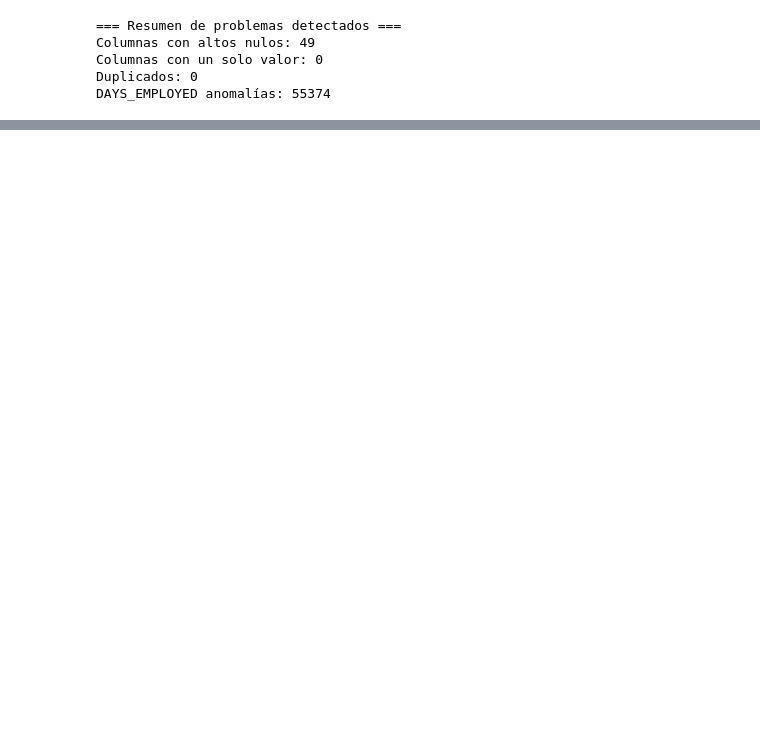
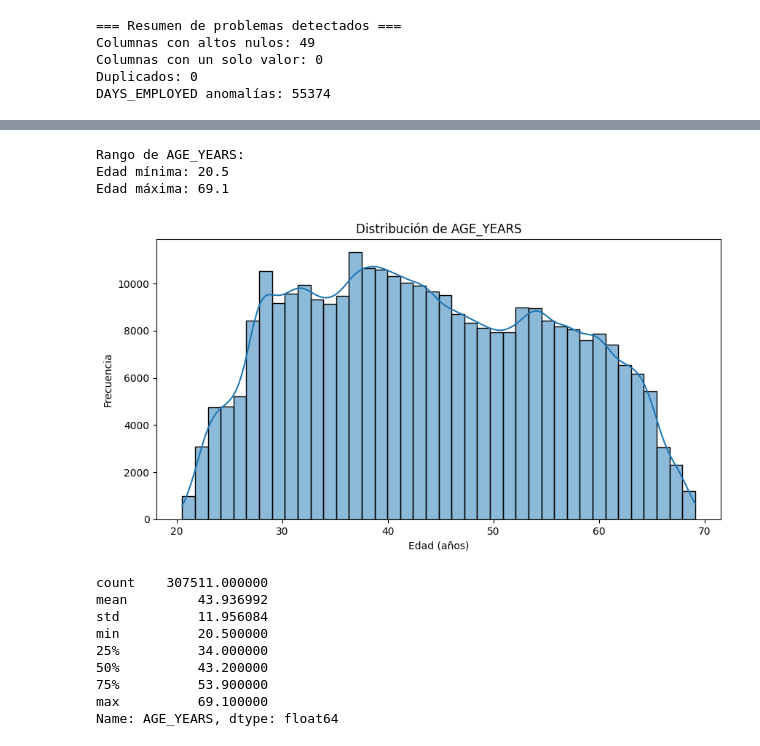
Before and after one commit to ezequielesq/Prueba-N3-Machine-Learning, a Jupyter notebook: Prueba_N°3.ipynb, the cells around one changed output, grey strips where cells are left out. Drawn from its saved outputs; the diff is of its cells as text; code cells hidden in the pictures; blank space fills up the shorter version.

```diff
--- a/Prueba_N°3.ipynb
+++ b/Prueba_N°3.ipynb
@@ -372,0 +720,36 @@ DAYS_EMPLOYED anomalías: 55374
+# %%
+# Análisis y conversión de DAYS_BIRTH a AGE_YEARS
+
+# Convertir días negativos a años positivos
+app["AGE_YEARS"] = (-app["DAYS_BIRTH"] / 365).round(1)
+
+# Comprobación rápida
+print("Rango de AGE_YEARS:")
+print("Edad mínima:", app["AGE_YEARS"].min())
+print("Edad máxima:", app["AGE_YEARS"].max())
+
+# Visualización
+plt.figure(figsize=(10,5))
+sns.histplot(app["AGE_YEARS"], bins=40, kde=True)
+plt.title("Distribución de AGE_YEARS")
+plt.xlabel("Edad (años)")
+plt.ylabel("Frecuencia")
+plt.grid(False)
+plt.show()
+
+# Estadísticas básicas
+display(app["AGE_YEARS"].describe())
+# %% [output]
+Rango de AGE_YEARS:
+Edad mínima: 20.5
+Edad máxima: 69.1
+[figure, added]
+count    307511.000000
+mean         43.936992
+std          11.956084
+min          20.500000
+25%          34.000000
+50%          43.200000
+75%          53.900000
+max          69.100000
+Name: AGE_YEARS, dtype: float64
```
Also changed, not shown: parts of 15 cells of this notebook.
